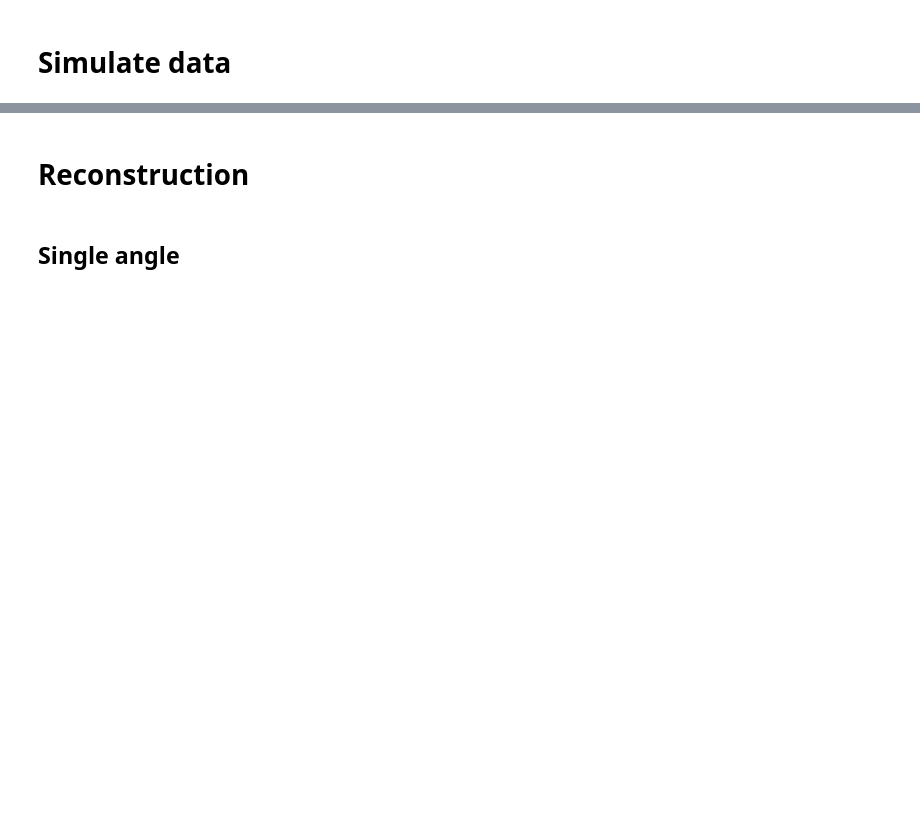
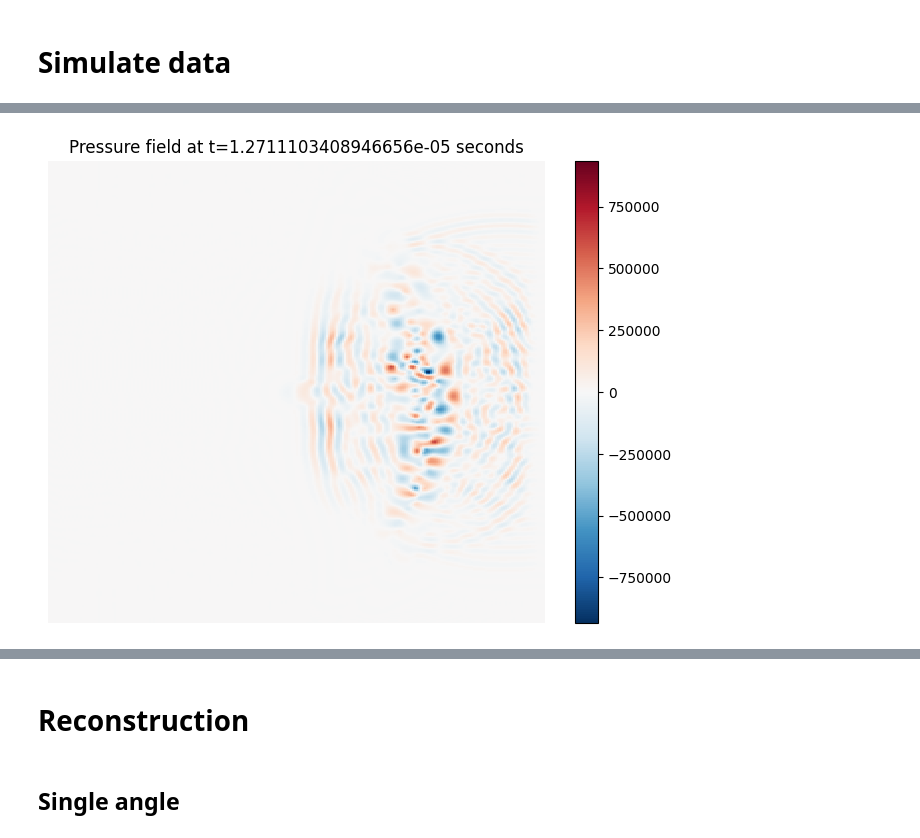
Before and after one commit to thomasrribeiro/brainhackFUS, a Jupyter notebook: notebooks/recon_skull.ipynb, the cells around one changed output, grey strips where cells are left out. Cells and saved outputs as stored; diff of their text form; code cells hidden in the pictures; blank space fills up the shorter version.

```diff
--- a/notebooks/recon_skull.ipynb
+++ b/notebooks/recon_skull.ipynb
@@ -96,10 +120,12 @@ _, data_homogenous = get_data(medium_homogenous, time_axis, sources, element_pos
 # %%
 from jwave.utils import show_field
 
-t_idx = 900
+t_idx = 700
 show_field(pressure[t_idx])
 plt.title(f"Pressure field at t={time_axis.to_array()[t_idx]} seconds")
 plt.show()
+# %% [output]
+[figure, added]
 # %%
 plt.imshow(data, aspect='auto', cmap='seismic')
 plt.xlabel('Transducer elements')
```
Also changed, not shown: parts of 11 cells of this notebook, 1 other file.
